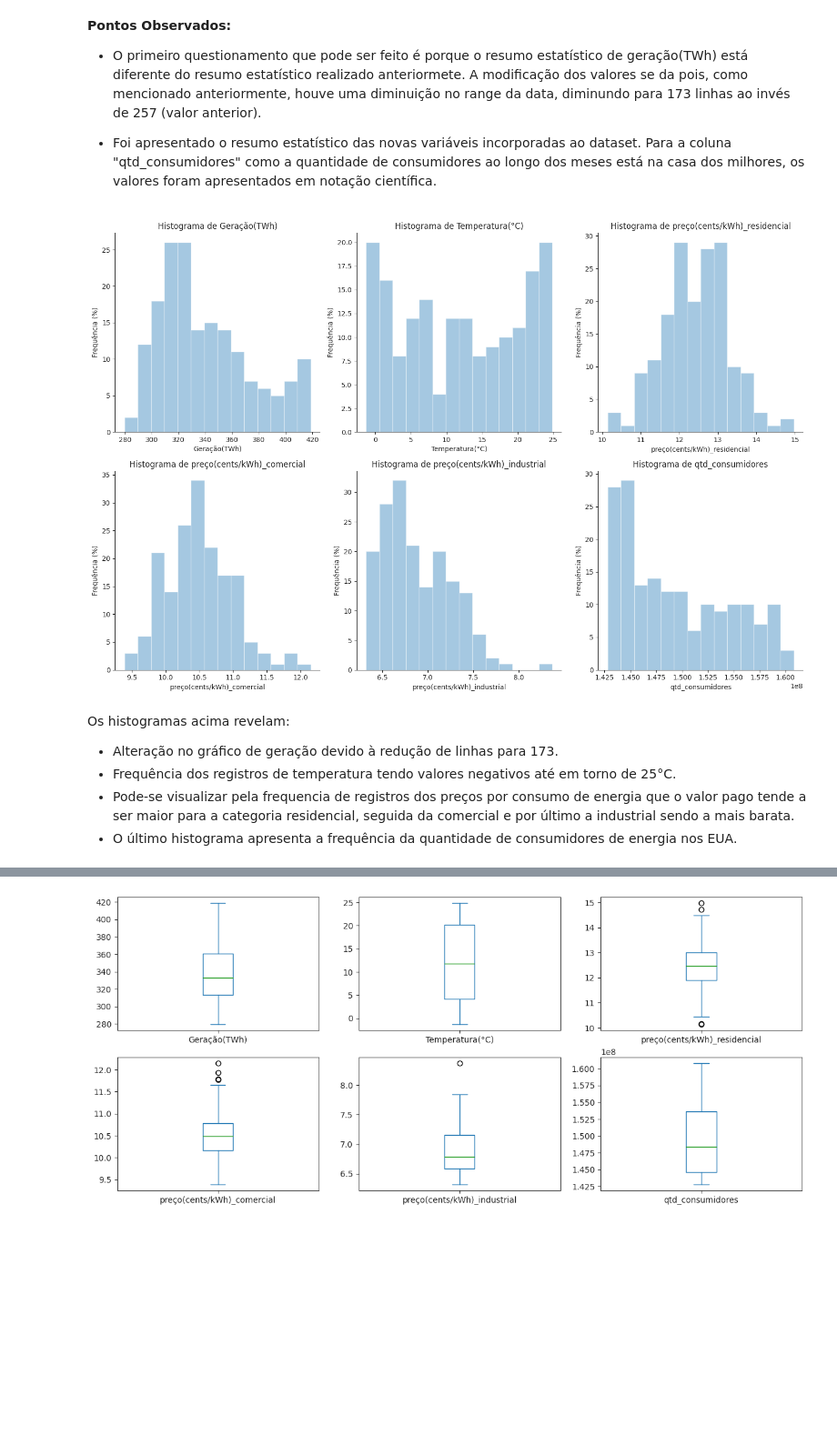
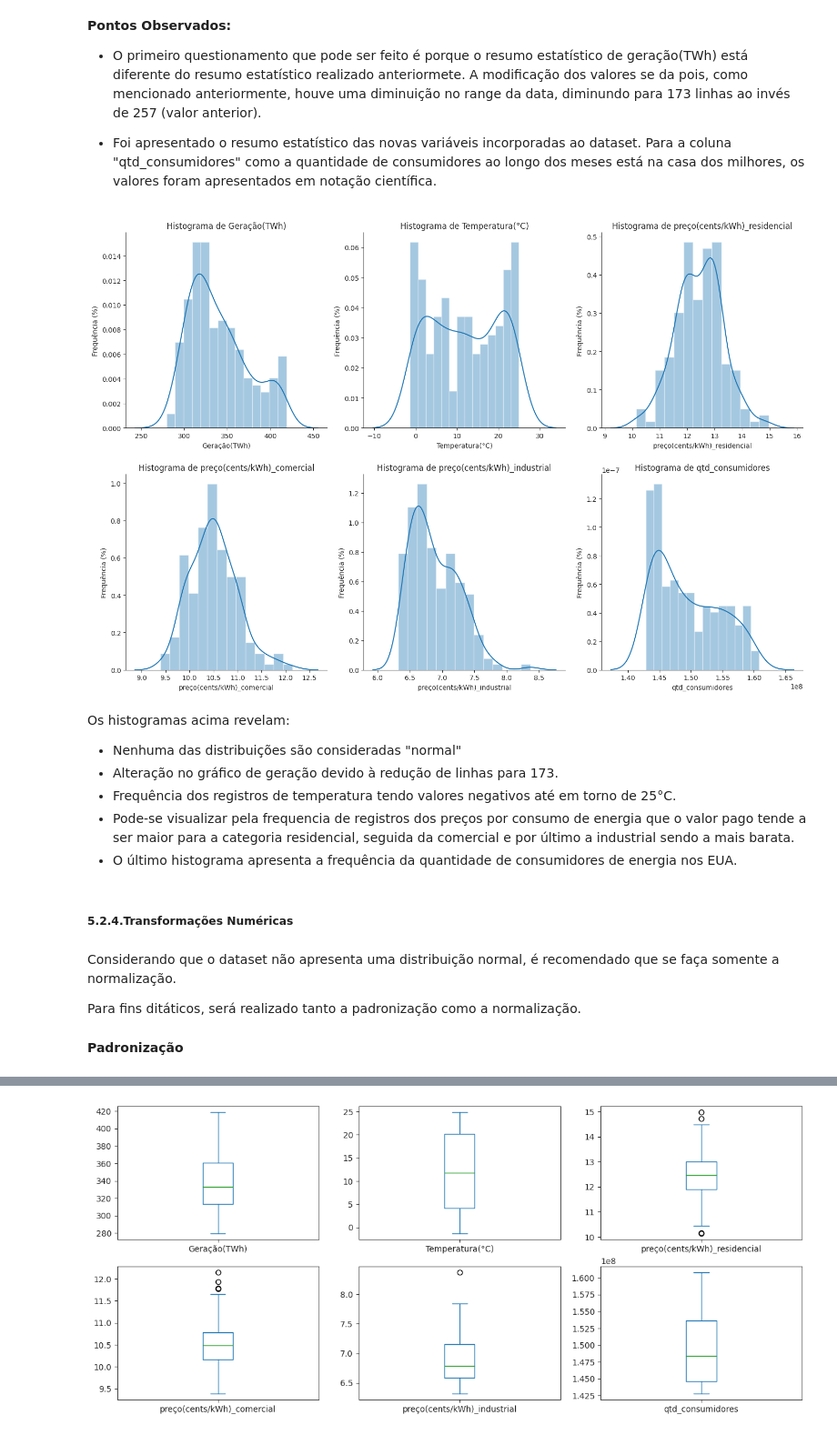
Before and after one commit to Higordevellard/MVP_01, a Jupyter notebook: mvp_sprint_1.ipynb, the cells around one changed output, grey strips where cells are left out. Shown at 91% size. Cells and saved outputs as stored; diff of their text form; code cells hidden in the pictures; blank space fills up the shorter version.

```diff
--- a/mvp_sprint_1.ipynb
+++ b/mvp_sprint_1.ipynb
@@ -508,31 +507,40 @@ dataset_completo.describe()
 # %%
 #Criação dos histogramas para os novos atributos.
 sns.set_style("ticks")
 
 # Criar um subplot com duas colunas
 fig, axs = plt.subplots(ncols=3, nrows=2, figsize=(15, 10))
 
 # Lista com as colunas que serão utilizadas para cada gráfico
 columns = ["Geração(TWh)", "Temperatura(°C)", "preço(cents/kWh)_residencial",
            "preço(cents/kWh)_comercial", "preço(cents/kWh)_industrial", "qtd_consumidores"]
 
 # Loop for para iterar sobre os subplots
 for i, ax in enumerate(axs.flatten()):
     # Plotar o gráfico correspondente à coluna
-    sns.distplot(dataset_completo[columns[i]], kde=False, bins=14, ax=ax)
+    sns.distplot(dataset_completo[columns[i]], kde=True, bins=14, ax=ax)
     ax.set_xlabel(columns[i])
     ax.set_ylabel("Frequência (%)")
     ax.set_title(f"Histograma de {columns[i]}")
     sns.despine()
 
 plt.tight_layout()
 plt.show()
 # %% [output]
-[figure, old version]
+[figure, new version]
 # %% [markdown]
 Os histogramas acima revelam:
 
+*   Nenhuma das distribuições são consideradas "normal"
 *   Alteração no gráfico de geração devido à redução de linhas para 173.
 *   Frequência dos registros de temperatura tendo valores negativos até em torno de 25°C.
 *   Pode-se visualizar pela frequencia de registros dos preços por consumo de energia que o valor pago tende a ser maior para a categoria residencial, seguida da comercial e por último a industrial sendo a mais barata.
 *   O último histograma apresenta a frequência da quantidade de consumidores de energia nos EUA.
+# %% [markdown]
+##### **5.2.4.Transformações Numéricas**
+# %% [markdown]
+Considerando que o dataset não apresenta uma distribuição normal, é recomendado que se faça somente a normalização.
+
+Para fins ditáticos, será realizado tanto a padronização como a normalização.
+# %% [markdown]
+**Padronização**
```
Also changed, not shown: parts of 23 cells of this notebook.
